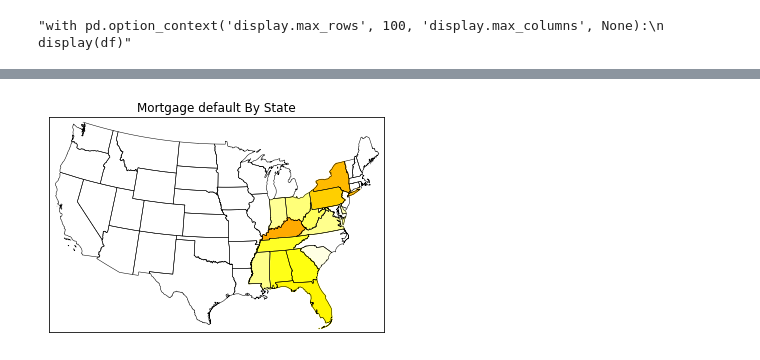
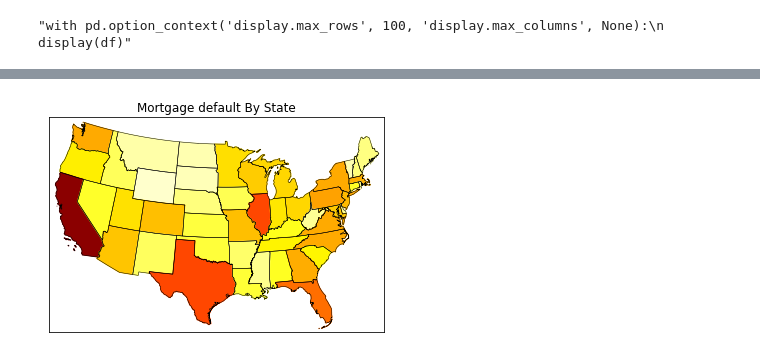
Before and after one commit to mmoghadam1/csci4502-project, a Jupyter notebook: LoadDataAndRegress.ipynb, the cells around one changed output, grey strips where cells are left out. Cells and saved outputs as stored; diff of their text form; code cells hidden in the pictures.

```diff
--- a/LoadDataAndRegress.ipynb
+++ b/LoadDataAndRegress.ipynb
@@ -148,6 +144,0 @@ df.head()
-# %%
-import zipcode
-
-
-myzip = zipcode.isequal('33340')
-myzip.state
@@ -159,10 +173,11 @@ myzip.state
 # %%
 # create df of zipCodes, default status, and LoadID
+import zipcode
 
 d = df.loc[:, ['LoanSequenceNumber', 'default']]
 
 x = pd.merge(df1, d, on = 'LoanSequenceNumber')
-x = x.loc[:, ['5. MetropolitanArea', 'default', 'LoanSequenceNumber']]
+x = x.loc[:, ['5. MetropolitanArea', 'default', 'LoanSequenceNumber', '17. PropertyState']]
 x = x.dropna(axis =0)
 x['5. MetropolitanArea']= x['5. MetropolitanArea'].astype(str).str[:-2]
 x.drop_duplicates(subset='LoanSequenceNumber', inplace=True)
@@ -190,5 +205,8 @@ display(x)
 # %%
-# create list of
+# create state column
+'''
+from pyzipcode import Pyzipcode as pz
+
 states = []
 for i,row in x.iterrows():
     try:
@@ -196,8 +214,14 @@ for i,row in x.iterrows():
         s = z.state
         states.append(s)
     except:
-        states.append(np.NaN)
+        try:
+            myzip = zipcode.isequal('44102')
+            s = myzip.state
+            states.append(s)
+        except:
+            states.append(np.NaN)
 x['state'] = states
+'''
 x = x.dropna(axis =0)
 x = x.reset_index(drop=True)
 # %%
@@ -283,7 +307,8 @@ states = {
         'WY': 'Wyoming'
 }
 # %%
-States = np.unique(x['state'].tolist(), return_counts=True)
+#rename state column from abbreviation to full name
+States = np.unique(x['17. PropertyState'].tolist(), return_counts=True)
 States = dict(zip(States[0], States[1]))
 for j in states:
     for i in States:
@@ -301,35 +326,33 @@ import matplotlib.pyplot as plt
 from matplotlib.colors import rgb2hex
 from matplotlib.patches import Polygon
 
 map = Basemap(llcrnrlon=-119,llcrnrlat=22,urcrnrlon=-64,urcrnrlat=49,
         projection='lcc',lat_1=32,lat_2=45,lon_0=-95)
 map.readshapefile('st99_d00', name='states', drawbounds=True)
 cmap = plt.cm.hot
 colors={}
 statenames=[]
 cmap = plt.cm.hot # use 'hot' colormap
-vmin = 0; vmax = 100000 # set range.
+vmin = 0; vmax = 40000 # set range.
 for shapedict in map.states_info:
     statename = shapedict['NAME']
-    # skip DC and Puerto Rico.
     if statename in States:
         defaults = States[statename]
         # calling colormap with value between 0 and 1 returns
         # rgba value.  Invert color range (hot colors are high
         # population), take sqrt root to spread out colors more.
         colors[statename] = cmap(1.-np.sqrt((defaults-vmin)/(vmax-vmin)))[:3]
     statenames.append(statename)
 # cycle through state names, color each one.
 ax = plt.gca() # get current axes instance
 
 for nshape,seg in enumerate(map.states):
-    # skip DC and Puerto Rico.
     if statenames[nshape] in States:
         color = rgb2hex(colors[statenames[nshape]])
         poly = Polygon(seg,facecolor=color,edgecolor=color)
         ax.add_patch(poly)
 plt.title('Mortgage default By State')
 plt.show()
 # %% [output]
-[figure, old version]
+[figure, new version]
 # %%
```
Also changed, not shown: parts of 29 cells of this notebook, 1 other file.
